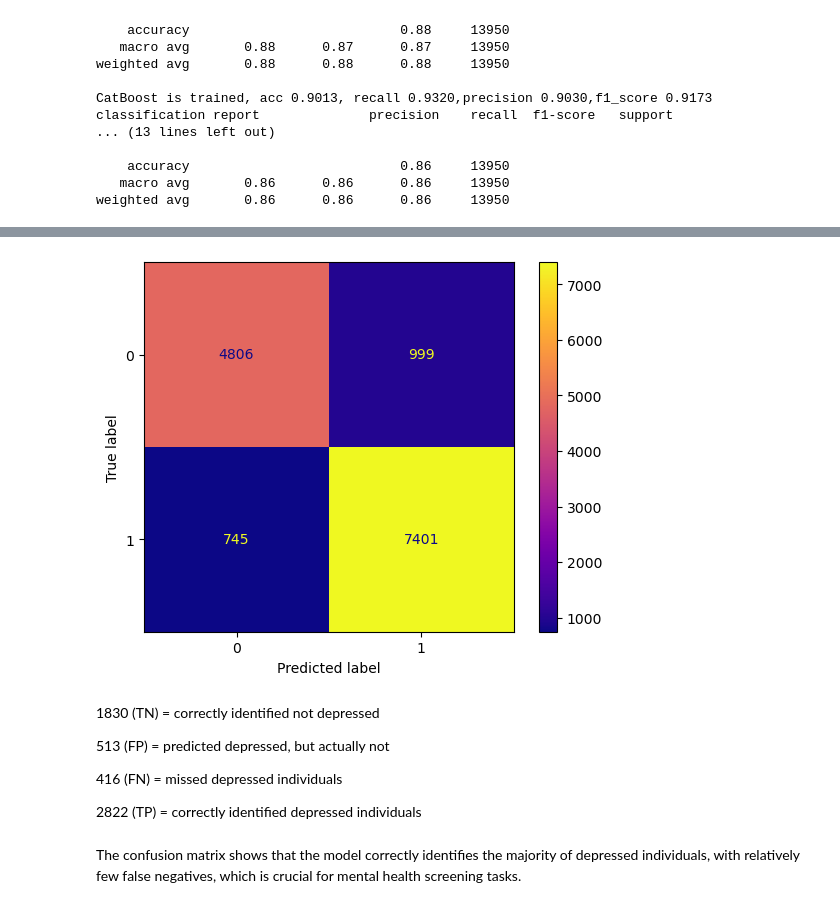
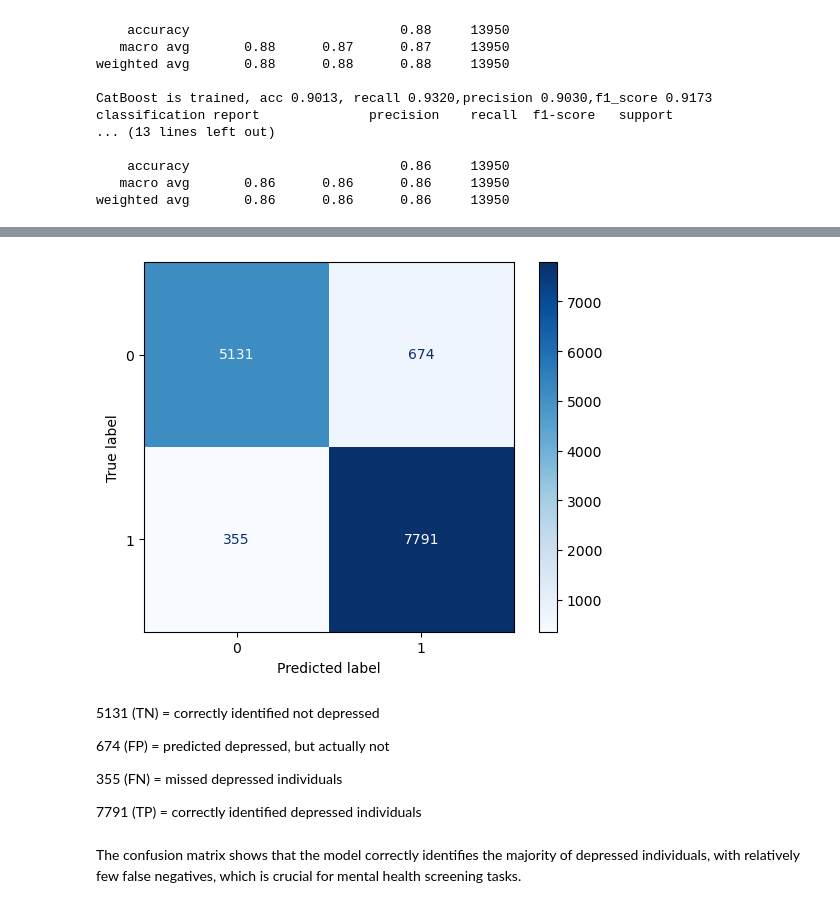
Before and after one commit to cathym20/Student-Depression, a Jupyter notebook: student_depression.ipynb, the cells around one changed output, grey strips where cells are left out. Cells and saved outputs as stored; diff of their text form; code cells hidden in the pictures.

```diff
--- a/student_depression.ipynb
+++ b/student_depression.ipynb
@@ -426,0 +435,11 @@ HistGradientBoostingClassifier Best params: {'Histgradientboosting__max_depth':
+# %%
+search_space = {
+    'max_depth': scope.int(hp.quniform('max_depth', 3, 12, 1)),
+    'learning_rate': hp.loguniform('learning_rate', -4, -2),
+    'subsample': hp.uniform('subsample', 0.6, 1.0),
+    'colsample_bytree': hp.uniform('colsample_bytree', 0.6, 1.0),
+    'min_child_weight': hp.loguniform('min_child_weight', -2, 3),
+    'reg_alpha': hp.loguniform('reg_alpha', -6, -1),
+    'reg_lambda': hp.loguniform('reg_lambda', -6, 1),
+    'gamma': hp.loguniform('gamma', -4, 1),
+}
@@ -427 +491,24 @@ HistGradientBoostingClassifier Best params: {'Histgradientboosting__max_depth':
+# %%
+y_prob_val = final_model.predict_proba(X_val_p)[:,1]
+thresholds = np.arange(0.3, 0.7, 0.01)
+best_f1 = 0
+best_t = 0.5
+
+for t in thresholds:
+    y_pred_t = (y_prob_val >= t).astype(int)
+    f1 = f1_score(y_val, y_pred_t)
+    if f1 > best_f1:
+        best_f1 = f1
+        best_t = t
+
+print("Best threshold on validation:", best_t)
+print("Best F1 on validation:", best_f1)
+# %%
+y_prob_test = final_model.predict_proba(X_test_p)[:,1]
+y_test_pred = (y_prob_test >= best_t).astype(int)
+
+print("Test Accuracy:", accuracy_score(y_test, y_test_pred))
+print("Test Recall:", recall_score(y_test, y_test_pred))
+print("Test Precision:", precision_score(y_test, y_test_pred))
+print("Test F1:", f1_score(y_test, y_test_pred))
 # %%
@@ -444,19 +531,20 @@ plt.show()
 # %%
-pipeline['CatBoost'].fit(x_train, y_train)
-y_pred = pipeline['CatBoost'].predict(x_test)
-cm = confusion_matrix(y_test, y_pred)
-disp = ConfusionMatrixDisplay(confusion_matrix=cm)
-disp.plot(cmap='plasma')
+from sklearn.metrics import confusion_matrix, ConfusionMatrixDisplay
+
+y_test_pred = (y_prob_test >= best_t).astype(int)
+cm = confusion_matrix(y_test, y_test_pred)
+disp = ConfusionMatrixDisplay(confusion_matrix=cm, display_labels=[0,1])
+disp.plot(cmap=plt.cm.Blues)
 plt.show()
 # %% [output]
-[figure, old version]
+[figure, new version]
 # %% [markdown]
-1830 (TN) = correctly identified not depressed
+5131 (TN) = correctly identified not depressed
 
-513 (FP) = predicted depressed, but actually not
+674 (FP) = predicted depressed, but actually not
 
-416 (FN) =  missed depressed individuals
+355 (FN) =  missed depressed individuals
 
-2822 (TP) = correctly identified depressed individuals
+7791 (TP) = correctly identified depressed individuals
 # %% [markdown]
 The confusion matrix shows that the model correctly identifies the majority of depressed individuals, with relatively few false negatives, which is crucial for mental health screening tasks.
```
Also changed, not shown: parts of 29 cells of this notebook.
